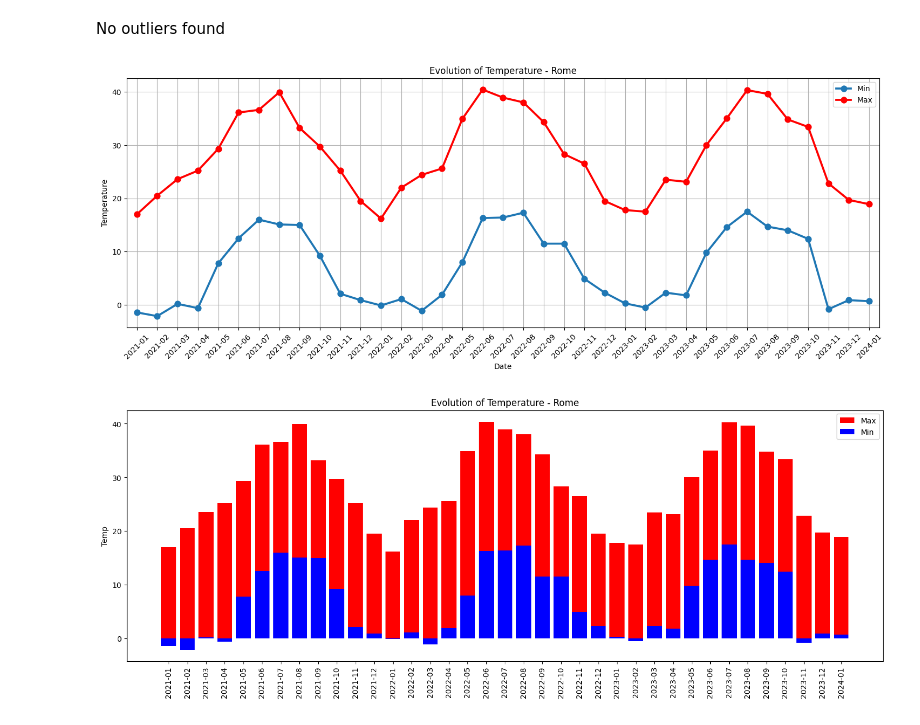
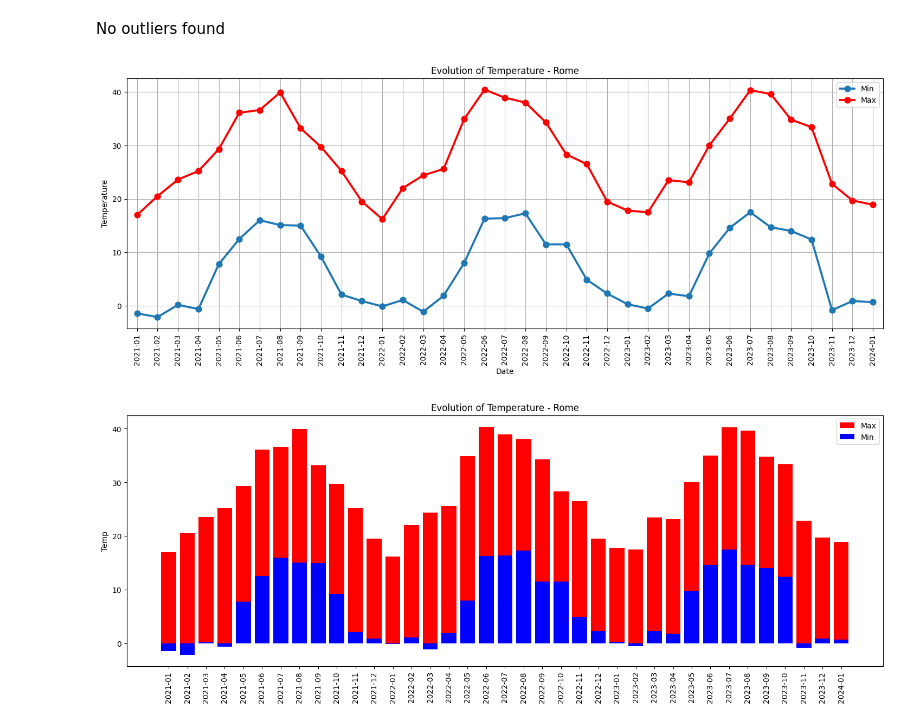
Before and after one commit to bazyngabyte/my_repository, a Jupyter notebook: Rome Temperature/Rome Temperature.ipynb, the cells around one changed output. Cells and saved outputs as stored; diff of their text form; code cells hidden in the pictures.

```diff
--- a/Rome Temperature/Rome Temperature.ipynb
+++ b/Rome Temperature/Rome Temperature.ipynb
@@ -234,15 +234,15 @@ No outliers found
 # %%
 plt.figure(figsize=(18,6))
 sns.pointplot(data=roma, x="year-month", y="min",label="Min")
 sns.pointplot(data=roma, x="year-month", y="max",label="Max",color="r")
-plt.xticks(rotation=45)
+plt.xticks(rotation=90)
 plt.ylabel("Temperature")
 plt.xlabel("Date")
 plt.title("Evolution of Temperature - Rome")
 plt.grid()
 plt.show()
 # %% [output]
-[figure, old version]
+[figure, new version]
 # %%
 plt.figure(figsize=(18,6))
 plt.bar(roma["year-month"],roma["max"],color="Red")
```
Also changed, not shown: parts of 3 cells of this notebook.
